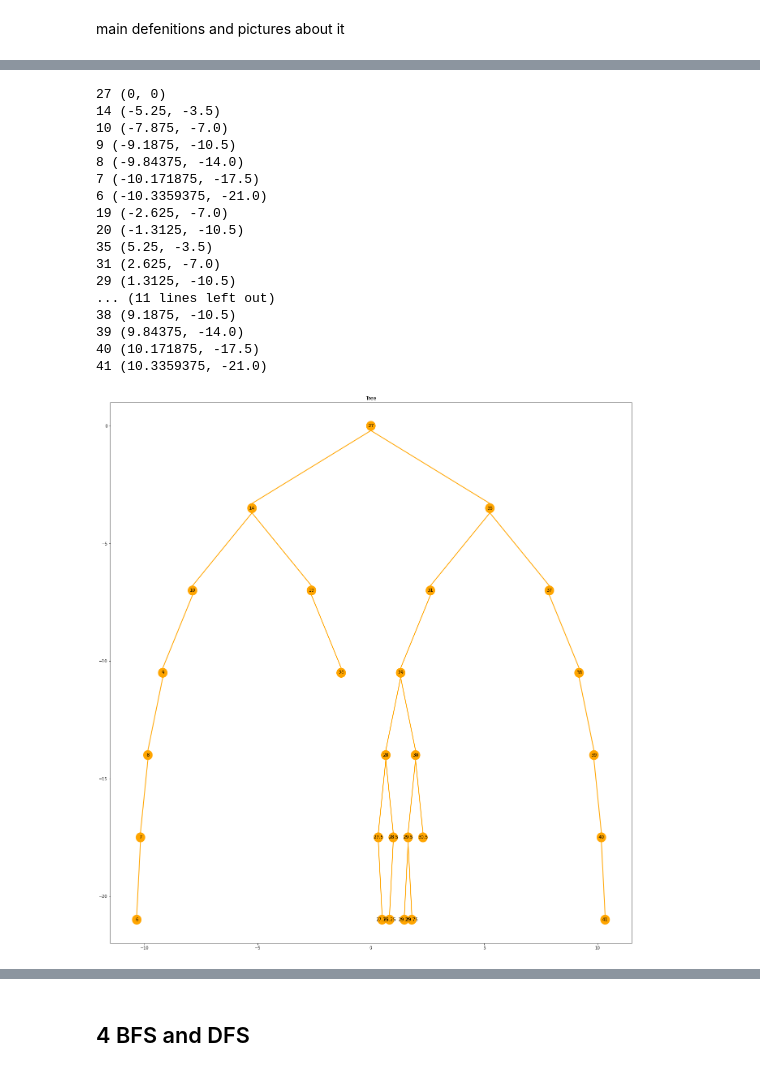
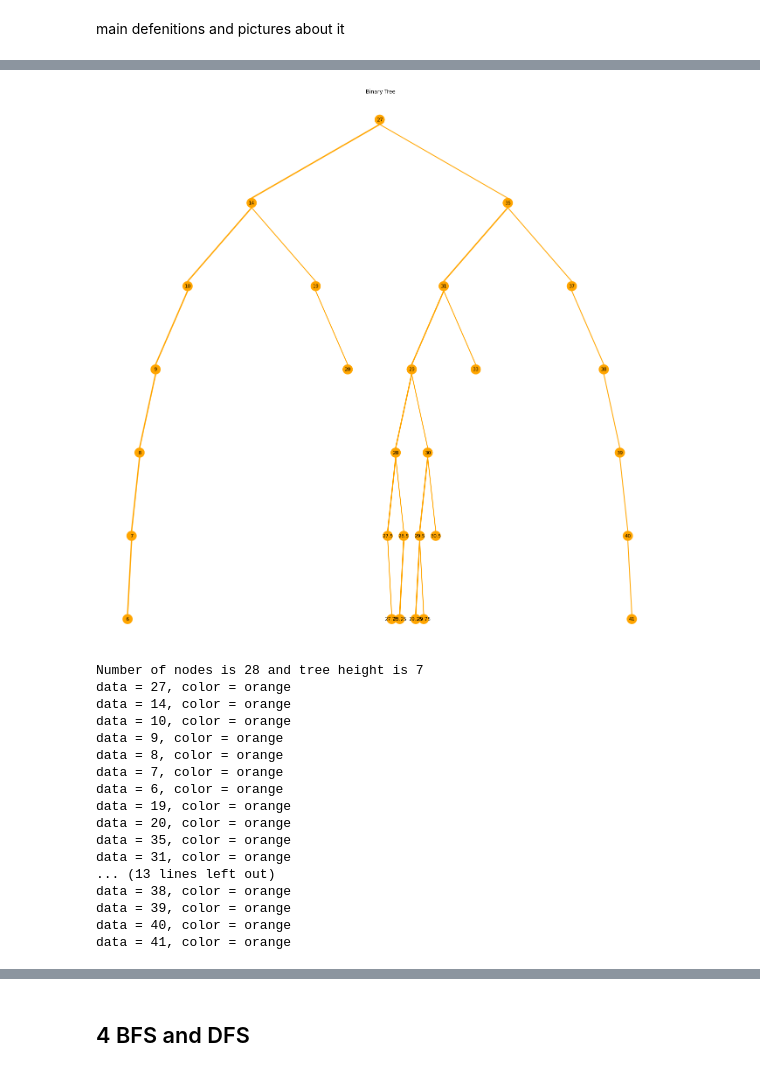
Before and after one commit to bondaleksey/in-few-words-about, a Jupyter notebook: tree-search-BFS-DFS/Trees-BFS-DFS.ipynb, the cells around one changed output, grey strips where cells are left out. Saved outputs shown, nothing was run; the diff lists cells and outputs as text; code cells hidden in the pictures.

```diff
--- a/tree-search-BFS-DFS/Trees-BFS-DFS.ipynb
+++ b/tree-search-BFS-DFS/Trees-BFS-DFS.ipynb
@@ -262,29 +372,30 @@ root.draw_from_root()
 # %%
-root.insert(6)
-root.insert(41)
-root.insert(28.5)
-root.insert(27.5)
-root.insert(28.25)
-root.insert(27.75)
-root.insert(29.25)
-root.insert(29.75)
-root.draw_from_root()
+tree.add_node(6)
+tree.add_node(41)
+tree.add_node(28.5)
+tree.add_node(27.5)
+tree.add_node(28.25)
+tree.add_node(27.75)
+tree.add_node(29.25)
+tree.add_node(29.75)
+tree.draw_tree()
+tree.print_tree()
 # %% [output]
+[figure, new version]
-27 (0, 0)
-14 (-5.25, -3.5)
-10 (-7.875, -7.0)
-9 (-9.1875, -10.5)
-8 (-9.84375, -14.0)
-7 (-10.171875, -17.5)
-6 (-10.3359375, -21.0)
-19 (-2.625, -7.0)
-20 (-1.3125, -10.5)
-35 (5.25, -3.5)
-31 (2.625, -7.0)
-29 (1.3125, -10.5)
-... (11 lines left out)
-38 (9.1875, -10.5)
-39 (9.84375, -14.0)
-40 (10.171875, -17.5)
-41 (10.3359375, -21.0)
+Number of nodes is 28 and tree height is 7
+data = 27, color = orange
+data = 14, color = orange
+data = 10, color = orange
+data = 9, color = orange
+data = 8, color = orange
+data = 7, color = orange
+data = 6, color = orange
+data = 19, color = orange
+data = 20, color = orange
+data = 35, color = orange
+data = 31, color = orange
+... (13 lines left out)
+data = 38, color = orange
+data = 39, color = orange
+data = 40, color = orange
+data = 41, color = orange
-[figure, old version]
```
Also changed, not shown: parts of 21 cells of this notebook.
